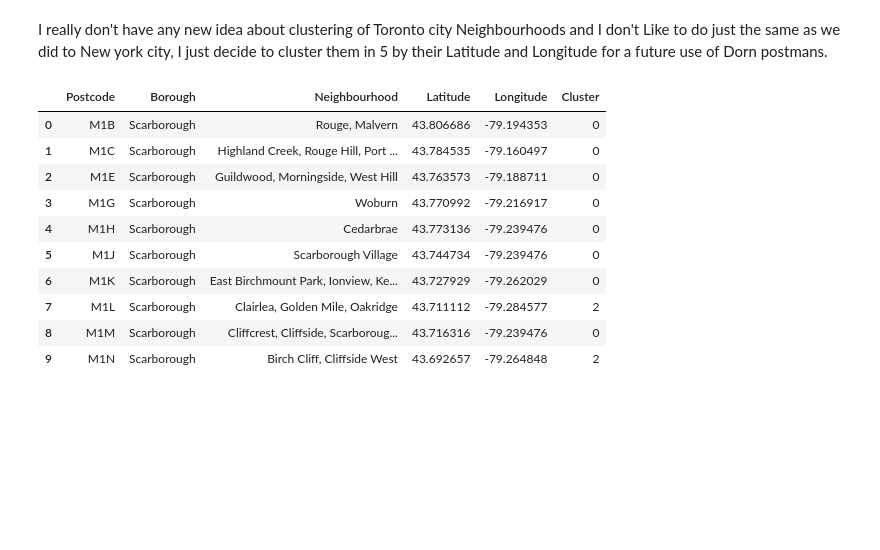
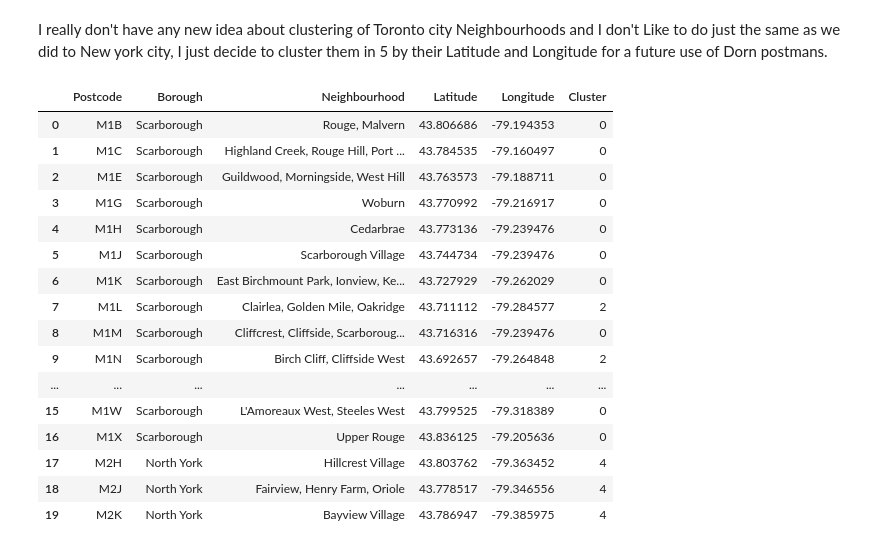
Before and after one commit to HDJAHEDI/Applied-Data-Science-Capston, a Jupyter notebook: WEEK3-NOTE3.ipynb, the cells around one changed output. Saved outputs shown, nothing was run; the diff lists cells and outputs as text; code cells hidden in the pictures; blank space fills up the shorter version.

```diff
--- a/WEEK3-NOTE3.ipynb
+++ b/WEEK3-NOTE3.ipynb
@@ -66,21 +67,27 @@ for a future use of Dorn postmans.
 # %%
 data_cluster = data.drop(columns={'Postcode','Borough','Neighbourhood'})
 K_clusters = 5
 kmeans = KMeans(n_clusters=K_clusters, random_state=0).fit(data_cluster)
 data['Cluster'] = kmeans.labels_
-data.head(10)
+data.head(20)
 # %% [output]
 |  | Postcode | Borough | Neighbourhood | Latitude | Longitude | Cluster |
 | 0 | M1B | Scarborough | Rouge, Malvern | 43.806686 | -79.194353 | 0 |
 | 1 | M1C | Scarborough | Highland Creek, Rouge Hill, Port ... | 43.784535 | -79.160497 | 0 |
 | 2 | M1E | Scarborough | Guildwood, Morningside, West Hill | 43.763573 | -79.188711 | 0 |
 | 3 | M1G | Scarborough | Woburn | 43.770992 | -79.216917 | 0 |
 | 4 | M1H | Scarborough | Cedarbrae | 43.773136 | -79.239476 | 0 |
 | 5 | M1J | Scarborough | Scarborough Village | 43.744734 | -79.239476 | 0 |
 | 6 | M1K | Scarborough | East Birchmount Park, Ionview, Ke... | 43.727929 | -79.262029 | 0 |
 | 7 | M1L | Scarborough | Clairlea, Golden Mile, Oakridge | 43.711112 | -79.284577 | 2 |
 | 8 | M1M | Scarborough | Cliffcrest, Cliffside, Scarboroug... | 43.716316 | -79.239476 | 0 |
 | 9 | M1N | Scarborough | Birch Cliff, Cliffside West | 43.692657 | -79.264848 | 2 |
+| ... | ... | ... | ... | ... | ... | ... |
+| 15 | M1W | Scarborough | L'Amoreaux West, Steeles West | 43.799525 | -79.318389 | 0 |
+| 16 | M1X | Scarborough | Upper Rouge | 43.836125 | -79.205636 | 0 |
+| 17 | M2H | North York | Hillcrest Village | 43.803762 | -79.363452 | 4 |
+| 18 | M2J | North York | Fairview, Henry Farm, Oriole | 43.778517 | -79.346556 | 4 |
+| 19 | M2K | North York | Bayview Village | 43.786947 | -79.385975 | 4 |
 # %%
 map_clusters = folium.Map(width=1000,height=500,location=[latitude, longitude], zoom_start=11)
 
```
Also changed, not shown: parts of 3 cells of this notebook.
